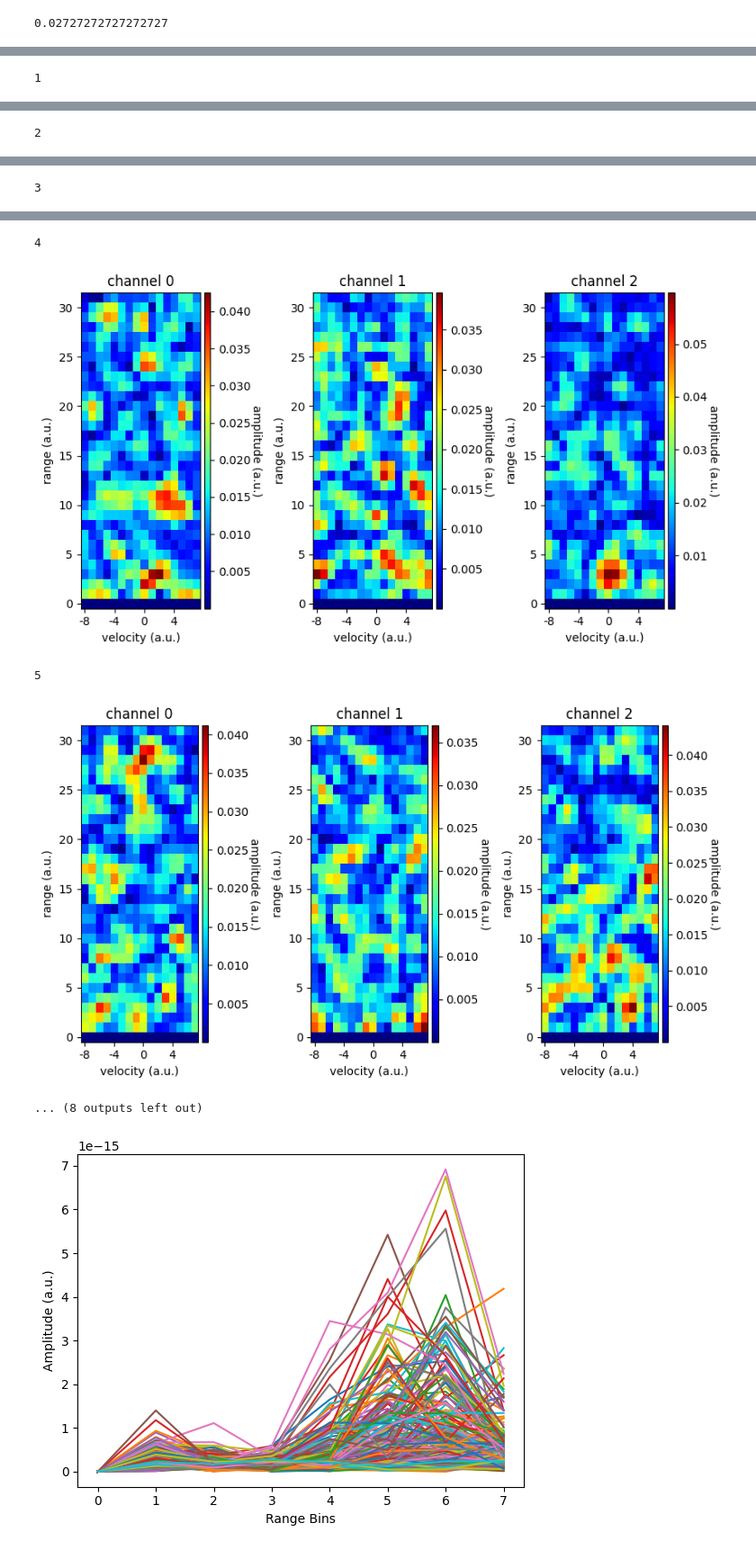
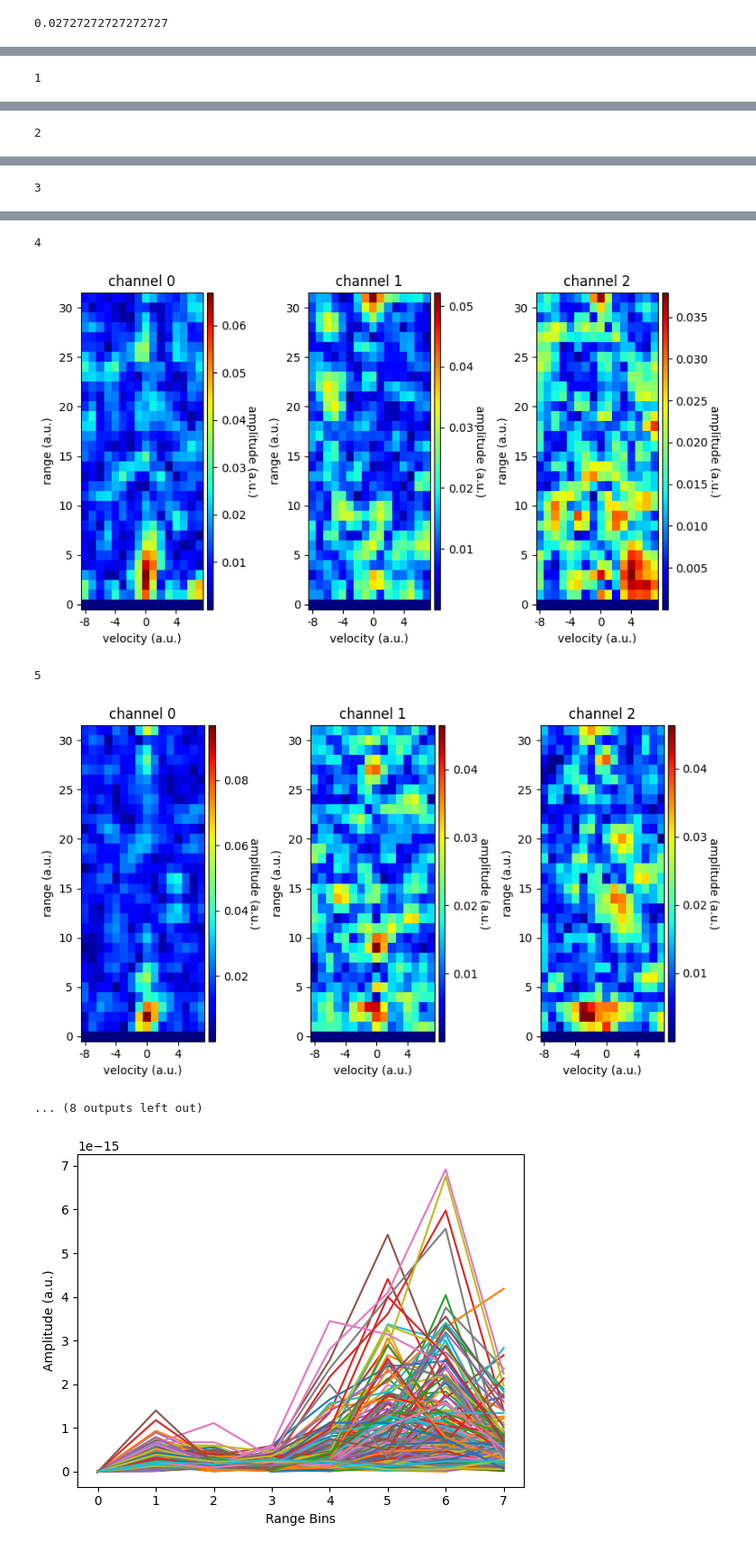
Before and after one commit to StergiousAji/mmFace-3D-Face-Recognition-using-RGB-and-mmWave-Radar, a Jupyter notebook: src/Soli/soli_realsense/test.ipynb, the cells around one changed output, grey strips where cells are left out. Shown at 90% size. Drawn from its saved outputs; the diff is of its cells as text; code cells hidden in the pictures.

```diff
--- a/src/Soli/soli_realsense/test.ipynb
+++ b/src/Soli/soli_realsense/test.ipynb
@@ -149,8 +151,8 @@ def plot_crd_data(crd_data, path=""):
         plt.show()
         # plt.close()
 
-subject = 0
-experiment = 0
+subject = 100
+experiment = 12
 with open(f"data/{subject}/{subject}-{experiment}_radar.json", "r") as radar_json:
     radar = json.load(radar_json)
 
@@ -178,7 +180,7 @@ plot_crd_data(crd_data[:10])
 4
-[figure, old version]
+[figure, new version]
 5
-[figure, old version]
+[figure, new version]
 ... (8 outputs left out)
 # %%
 # plt.plot(np.abs(np.sum(crd_data[3], axis=2))[0])
```
Also changed, not shown: parts of 3 cells of this notebook, 6 other files.
